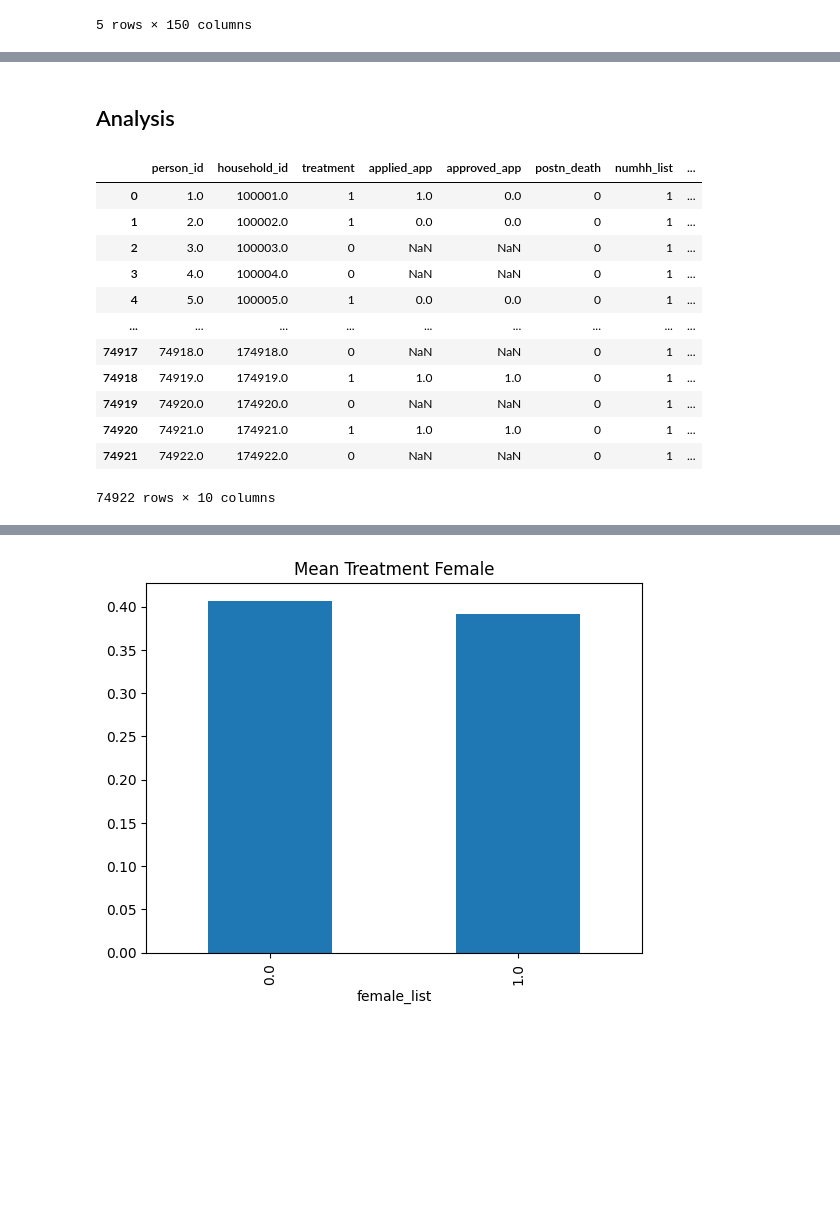
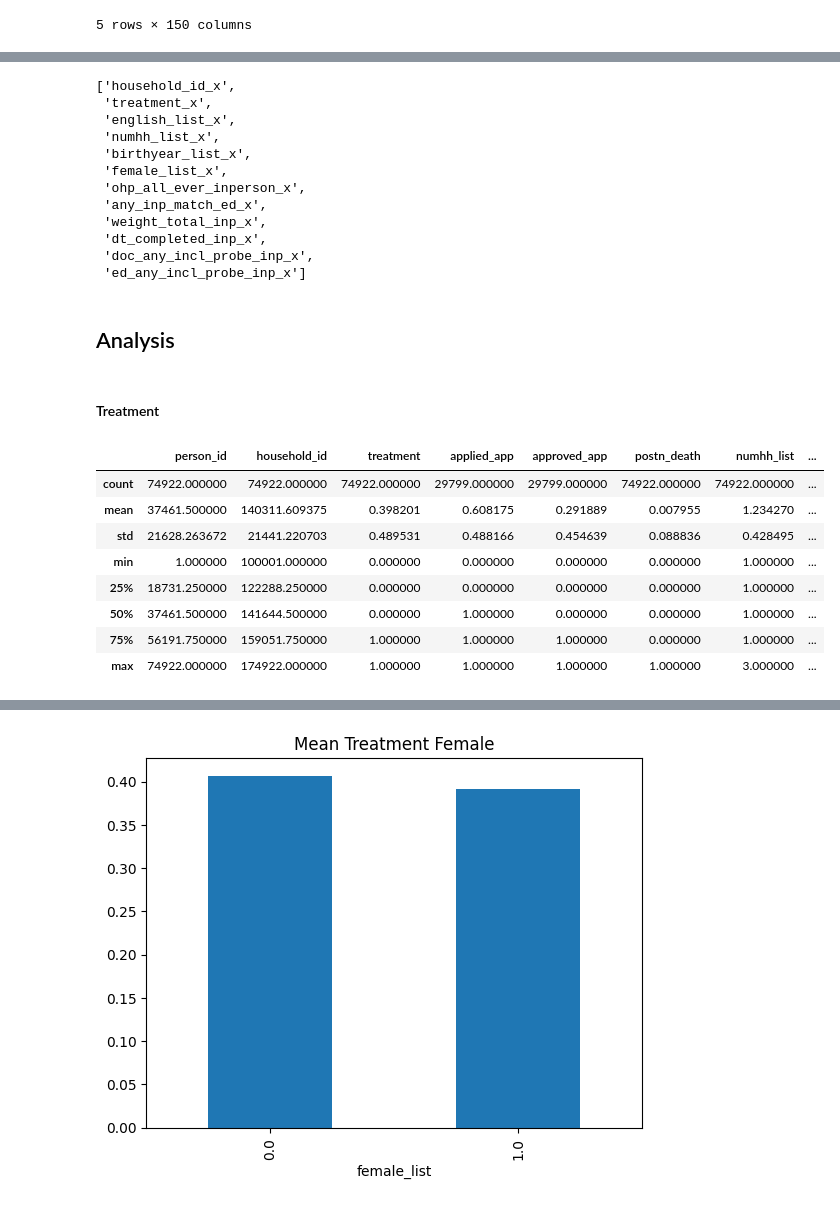
Before and after one commit to Yasmineouattara/ML_for_Econ_Final_Project, a Jupyter notebook: Notebook_Tim.ipynb, the cells around one changed output, grey strips where cells are left out. Saved outputs shown, nothing was run; the diff lists cells and outputs as text; code cells hidden in the pictures; blank space fills up the shorter version.

```diff
--- a/Notebook_Tim.ipynb
+++ b/Notebook_Tim.ipynb
@@ -17,7 +18,7 @@ survey12_data = pd.read_stata(r"C:\Users\timom\OneDrive\Desktop\ML\OHIE_Public_U
 des_data = des_data.apply(lambda x: x.cat.codes if x.dtype.name == 'category' else x)
 des_data.replace(-1, np.nan, inplace=True)
 des_subdata = des_data[['person_id', 'household_id', 'treatment',
-                    'applied_app', 'approved_app', 'postn_death', 'numhh_list',
+                    'applied_app', 'approved_app', 'postn_death', 'english_list','numhh_list',
                     'birthyear_list', 'female_list','zip_msa_list']]
 des_subdata.loc[:,"numhh_list"] = des_subdata["numhh_list"] + 1
 des_subdata.head(5)
@@ -122,23 +163,37 @@ survey12_data.head(5)
+# %%
+filtered_columns = [col for col in df_filtered.columns if col.endswith(('_x', '_y', '_z'))]
+filtered_columns
+# %% [output]
+['household_id_x',
+ 'treatment_x',
+ 'english_list_x',
+ 'numhh_list_x',
+ 'birthyear_list_x',
+ 'female_list_x',
+ 'ohp_all_ever_inperson_x',
+ 'any_inp_match_ed_x',
+ 'weight_total_inp_x',
+ 'dt_completed_inp_x',
+ 'doc_any_incl_probe_inp_x',
+ 'ed_any_incl_probe_inp_x']
 # %% [markdown]
 ## Analysis
 # %%
 import matplotlib.pyplot as plt
+# %% [markdown]
+#### Treatment
 # %%
-des_subdata
+des_subdata.describe()
 # %% [output]
 |  | person_id | household_id | treatment | applied_app | approved_app | postn_death | numhh_list | ... |
-| 0 | 1.0 | 100001.0 | 1 | 1.0 | 0.0 | 0 | 1 | ... |
-| 1 | 2.0 | 100002.0 | 1 | 0.0 | 0.0 | 0 | 1 | ... |
-| 2 | 3.0 | 100003.0 | 0 | NaN | NaN | 0 | 1 | ... |
-| 3 | 4.0 | 100004.0 | 0 | NaN | NaN | 0 | 1 | ... |
-| 4 | 5.0 | 100005.0 | 1 | 0.0 | 0.0 | 0 | 1 | ... |
-| ... | ... | ... | ... | ... | ... | ... | ... | ... |
-| 74917 | 74918.0 | 174918.0 | 0 | NaN | NaN | 0 | 1 | ... |
-| 74918 | 74919.0 | 174919.0 | 1 | 1.0 | 1.0 | 0 | 1 | ... |
-| 74919 | 74920.0 | 174920.0 | 0 | NaN | NaN | 0 | 1 | ... |
-| 74920 | 74921.0 | 174921.0 | 1 | 1.0 | 1.0 | 0 | 1 | ... |
-| 74921 | 74922.0 | 174922.0 | 0 | NaN | NaN | 0 | 1 | ... |
+| count | 74922.000000 | 74922.000000 | 74922.000000 | 29799.000000 | 29799.000000 | 74922.000000 | 74922.000000 | ... |
+| mean | 37461.500000 | 140311.609375 | 0.398201 | 0.608175 | 0.291889 | 0.007955 | 1.234270 | ... |
+| std | 21628.263672 | 21441.220703 | 0.489531 | 0.488166 | 0.454639 | 0.088836 | 0.428495 | ... |
+| min | 1.000000 | 100001.000000 | 0.000000 | 0.000000 | 0.000000 | 0.000000 | 1.000000 | ... |
+| 25% | 18731.250000 | 122288.250000 | 0.000000 | 0.000000 | 0.000000 | 0.000000 | 1.000000 | ... |
+| 50% | 37461.500000 | 141644.500000 | 0.000000 | 1.000000 | 0.000000 | 0.000000 | 1.000000 | ... |
+| 75% | 56191.750000 | 159051.750000 | 1.000000 | 1.000000 | 1.000000 | 0.000000 | 1.000000 | ... |
+| max | 74922.000000 | 174922.000000 | 1.000000 | 1.000000 | 1.000000 | 1.000000 | 3.000000 | ... |
-74922 rows × 10 columns
 # %%
 grouped_mean = des_subdata.groupby('numhh_list')['treatment'].mean()
 grouped_mean.plot(kind='bar')
```
Also changed, not shown: parts of 14 cells of this notebook.
